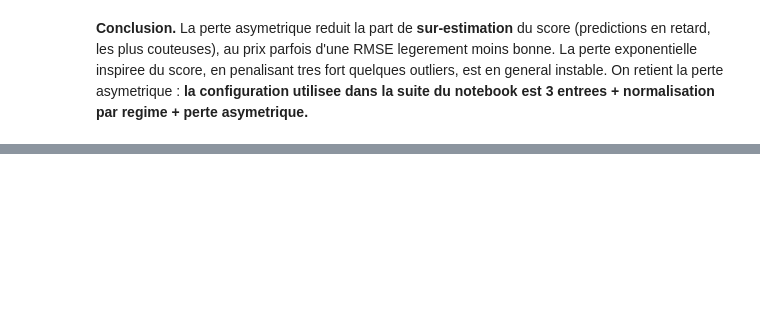
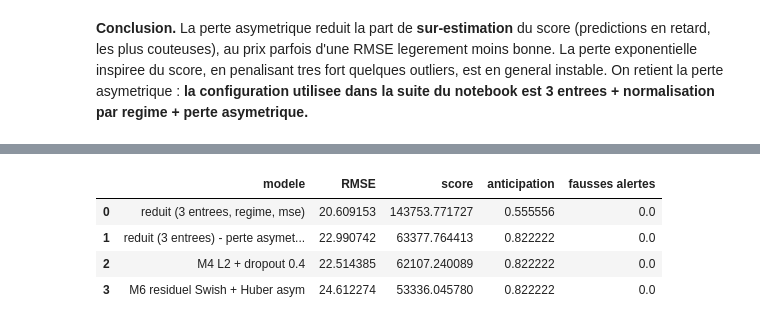
Before and after one commit to moussIlyas/ProjectFM, a Jupyter notebook: notebooks/mlp4.ipynb, the cells around one changed output, grey strips where cells are left out. Cells and saved outputs as stored; diff of their text form; code cells hidden in the pictures; blank space fills up the shorter version.

```diff
--- a/notebooks/mlp4.ipynb
+++ b/notebooks/mlp4.ipynb
@@ -417,0 +660,29 @@ pd.DataFrame({"mse": decomposer_erreur(pred_3),
+# %%
+# --- M4 : MLP L2 + dropout, perte asymetrique ---
+def construire_m4(nb_entrees=3):
+    reg = keras.regularizers.l2(1e-3)
+    return keras.Sequential([
+        keras.Input(shape=(nb_entrees,)),
+        layers.Dense(128, activation="relu", kernel_regularizer=reg), layers.Dropout(0.4),
+        layers.Dense(64, activation="relu", kernel_regularizer=reg), layers.Dropout(0.4),
+        layers.Dense(32, activation="relu", kernel_regularizer=reg),
+        layers.Dense(1, activation="sigmoid"),
+    ])
+
+def entrainer_m4(modele, X_tr, y_tr, X_va, y_va, epochs=400, batch_size=256):
+    """Adam + early stopping (val_loss) + reduction du pas, perte asymetrique."""
+    modele.compile(optimizer="adam", loss=perte_asymetrique)
+    es = keras.callbacks.EarlyStopping(monitor="val_loss", patience=25, restore_best_weights=True)
+    rl = keras.callbacks.ReduceLROnPlateau(monitor="val_loss", factor=0.5, patience=10, min_lr=1e-5)
+    modele.fit(X_tr, y_tr, validation_data=(X_va, y_va),
+               epochs=epochs, batch_size=batch_size, verbose=0, callbacks=[es, rl])
+    return modele
+
+keras.utils.set_random_seed(SEED)
+modele_m4 = construire_m4(3)
+entrainer_m4(modele_m4, X3_train, y3_train, X3_val, y_val)
+
+pred_m4 = predire_cycles(modele_m4, X3_val)
+res_m4 = evaluer(pred_m4, y_val_cycles, masque_coupes)
+journaliser("M4 (3 entrees) - L2 + dropout 0.4",
+            {"normalisation": "regime", "perte": "asymetrique", "features": 3}, res_m4)
@@ -417,0 +700,18 @@ pd.DataFrame({"mse": decomposer_erreur(pred_3),
+# %%
+# --- Comparaison finale : MSE vs asymetrique vs M4 vs M6 (3 entrees, regime) ---
+pd.DataFrame({
+    "modele": ["reduit (3 entrees, regime, mse)",
+               "reduit (3 entrees) - perte asymetrique",
+               "M4 L2 + dropout 0.4",
+               "M6 residuel Swish + Huber asym"],
+    "RMSE": [res_3["rmse"], res_asym["rmse"], res_m4["rmse"], res_m6["rmse"]],
+    "score": [res_3["score"], res_asym["score"], res_m4["score"], res_m6["score"]],
+    "anticipation": [res_3["anticipation"], res_asym["anticipation"], res_m4["anticipation"], res_m6["anticipation"]],
+    "fausses alertes": [res_3["fausses_alertes"], res_asym["fausses_alertes"], res_m4["fausses_alertes"], res_m6["fausses_alertes"]],
+})
+# %% [output]
+|  | modele | RMSE | score | anticipation | fausses alertes |
+| 0 | reduit (3 entrees, regime, mse) | 20.609153 | 143753.771727 | 0.555556 | 0.0 |
+| 1 | reduit (3 entrees) - perte asymet... | 22.990742 | 63377.764413 | 0.822222 | 0.0 |
+| 2 | M4 L2 + dropout 0.4 | 22.514385 | 62107.240089 | 0.822222 | 0.0 |
+| 3 | M6 residuel Swish + Huber asym | 24.612274 | 53336.045780 | 0.822222 | 0.0 |
```
Also changed, not shown: parts of 40 cells of this notebook, 3 other files.
